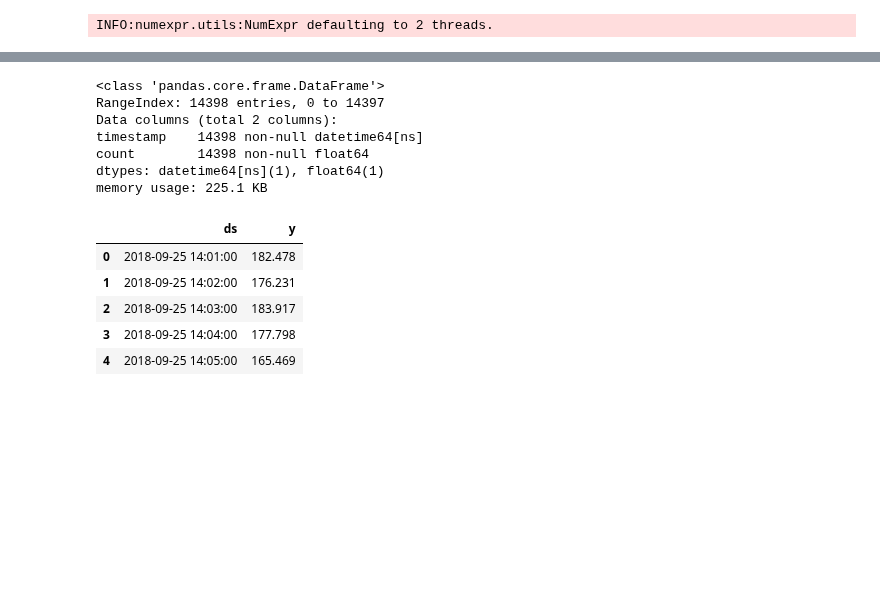
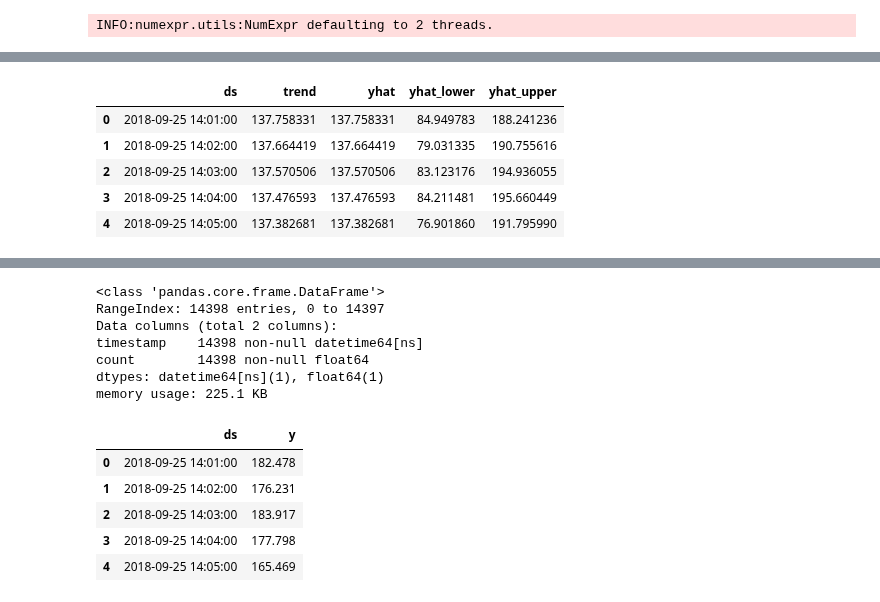
Before and after one commit to krakowiakpawel9/ml_course, a Jupyter notebook: unsupervised/04_anomaly_detection/04_anomaly_detection_time_series.ipynb, the cells around one changed output, grey strips where cells are left out. Drawn from its saved outputs; the diff is of its cells as text; code cells hidden in the pictures; blank space fills up the shorter version.

```diff
--- a/unsupervised/04_anomaly_detection/04_anomaly_detection_time_series.ipynb
+++ b/unsupervised/04_anomaly_detection/04_anomaly_detection_time_series.ipynb
@@ -108 +113,10 @@ forecast.head()
+# %%
+forecast[['ds', 'trend', 'yhat', 'yhat_lower', 'yhat_upper']].head()
+# %% [output]
+|  | ds | trend | yhat | yhat_lower | yhat_upper |
+| 0 | 2018-09-25 14:01:00 | 137.758331 | 137.758331 | 84.949783 | 188.241236 |
+| 1 | 2018-09-25 14:02:00 | 137.664419 | 137.664419 | 79.031335 | 190.755616 |
+| 2 | 2018-09-25 14:03:00 | 137.570506 | 137.570506 | 83.123176 | 194.936055 |
+| 3 | 2018-09-25 14:04:00 | 137.476593 | 137.476593 | 84.211481 | 195.660449 |
+| 4 | 2018-09-25 14:05:00 | 137.382681 | 137.382681 | 76.901860 | 191.795990 |
 # %%
```
Also changed, not shown: parts of 11 cells of this notebook.
